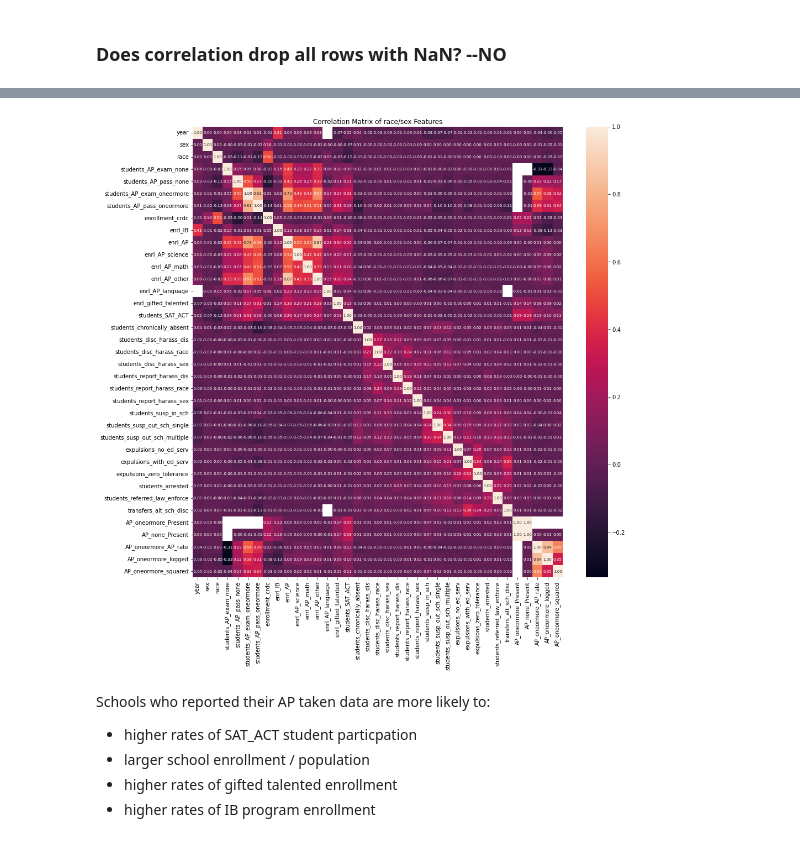
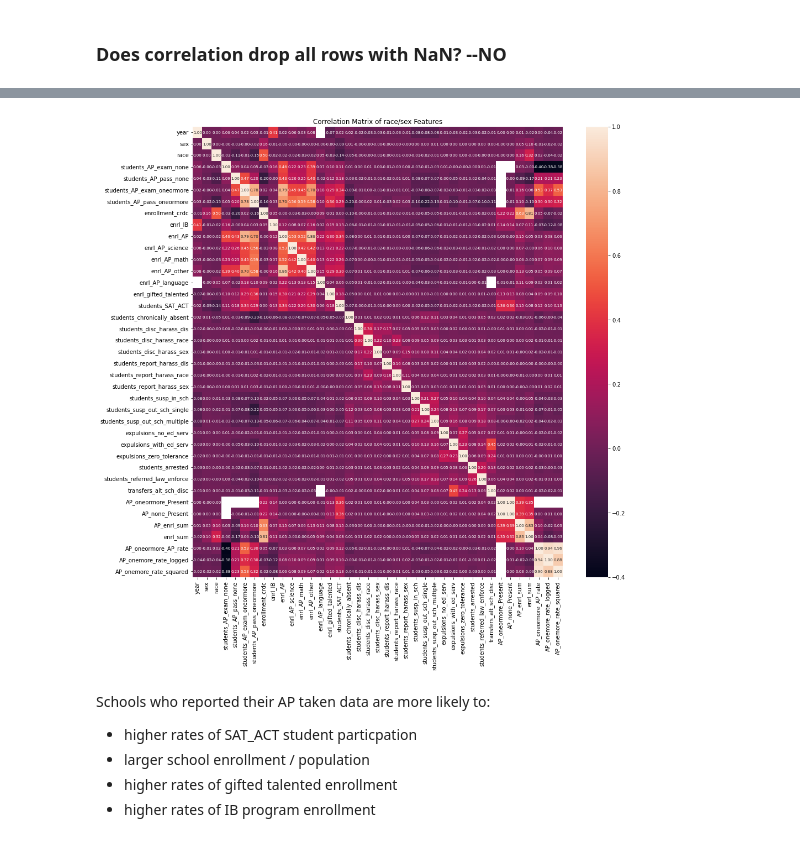
Before and after one commit to meeraduggs/AP-Exams, a Jupyter notebook: EDA/correlations_and_drops.ipynb, the cells around one changed output, grey strips where cells are left out. Cells and saved outputs as stored; diff of their text form; code cells hidden in the pictures.

```diff
--- a/EDA/correlations_and_drops.ipynb
+++ b/EDA/correlations_and_drops.ipynb
@@ -36,0 +34,13 @@ KeyboardInterrupt:
+# %%
+# replace wrong AP enrollment
+ap_features['AP_enrl_sum'] = ap_features[['students_AP_exam_none', 'students_AP_exam_oneormore']].sum(axis=1)
+
+for i in range(0, ap_features.shape[0]):
+    if ap_features['students_AP_exam_oneormore'][i] > ap_features['enrl_AP'][i]:
+        ap_features['enrl_AP'][i] = ap_features['AP_enrl_sum'][i]
+
+for i in range(0, ap_features.shape[0]):
+    if ap_features['students_AP_exam_none'][i] > ap_features['enrl_AP'][i]:
+        ap_features['enrl_AP'][i] = ap_features['AP_enrl_sum'][i]
+
+ap_features[59:65]
@@ -37 +178,8 @@ KeyboardInterrupt:
+# %%
+ap_features['enrl_sum'] = ap_features[['enrl_IB', 'enrl_AP', 'students_chronically_absent', 'students_disc_harass_dis',
+                                       'students_disc_harass_race', 'students_disc_harass_sex', 'students_report_harass_dis',
+                                       'students_report_harass_race', 'students_report_harass_sex', 'students_susp_in_sch',
+                                       'students_susp_out_sch_single', 'students_susp_out_sch_multiple',
+                                       'expulsions_no_ed_serv', 'expulsions_with_ed_serv', 'expulsions_zero_tolerance',
+                                       'students_arrested', 'students_referred_law_enforce', 'transfers_alt_sch_disc']].sum(axis=1)
 # %%
@@ -82,0 +232,6 @@ ap_rates[ap_rates['students_AP_exam_oneormore'] > 0]
+# %%
+# replace infs with nan
+ap_rates = ap_rates.replace([np.inf], np.nan)
+
+# see if there are any more infs
+ap_rates[(ap_rates == np.inf).any(axis=1)]
@@ -104,11 +244,11 @@ ap_numfeat
 # %%
 fig, ax = plt.subplots(figsize=(15,15))
-correlation_mat = ap_numfeat.corr()
+correlation_mat = ap_rates.drop(['ncessch', 'leaid'], axis=1).corr()
 sns.heatmap(correlation_mat, annot = True, ax=ax, annot_kws={"fontsize":7}, fmt='.2f')
 plt.title("Correlation Matrix of race/sex Features")
 plt.show()
 # %% [output]
-[figure, old version]
+[figure, new version]
 # %% [markdown]
 Schools who reported their AP taken data are more likely to:
 - higher rates of SAT_ACT student particpation
```
Also changed, not shown: parts of 48 cells of this notebook, 7 other files.
